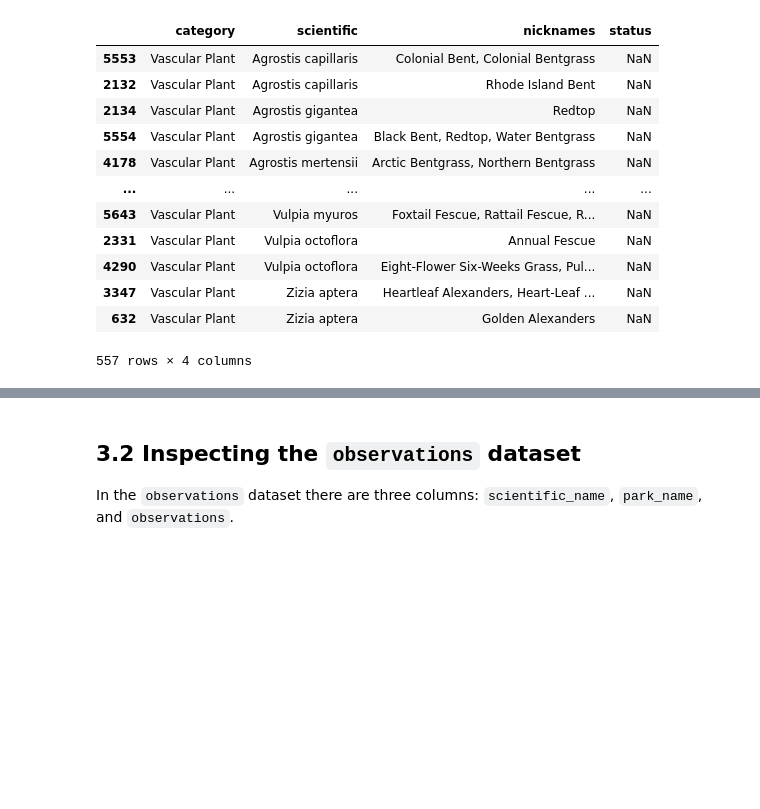
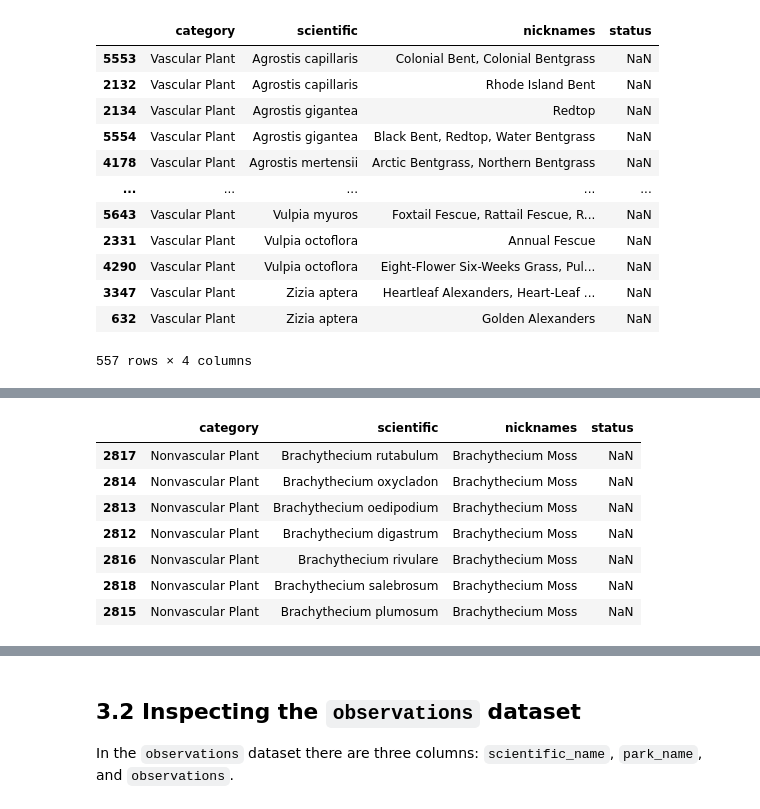
Before and after one commit to ElianeSato/biodiversity, a Jupyter notebook: biodiversity.ipynb, the cells around one changed output, grey strips where cells are left out. Saved outputs shown, nothing was run; the diff lists cells and outputs as text; code cells hidden in the pictures; blank space fills up the shorter version.

```diff
--- a/biodiversity.ipynb
+++ b/biodiversity.ipynb
@@ -250,0 +290,11 @@ In the *Canis lupus* case, there are two different for `conservation_status` val
+# %%
+species_dup_nicknames[species_dup_nicknames['nicknames'] == 'Brachythecium Moss']
+# %% [output]
+|  | category | scientific | nicknames | status |
+| 2817 | Nonvascular Plant | Brachythecium rutabulum | Brachythecium Moss | NaN |
+| 2814 | Nonvascular Plant | Brachythecium oxycladon | Brachythecium Moss | NaN |
+| 2813 | Nonvascular Plant | Brachythecium oedipodium | Brachythecium Moss | NaN |
+| 2812 | Nonvascular Plant | Brachythecium digastrum | Brachythecium Moss | NaN |
+| 2816 | Nonvascular Plant | Brachythecium rivulare | Brachythecium Moss | NaN |
+| 2818 | Nonvascular Plant | Brachythecium salebrosum | Brachythecium Moss | NaN |
+| 2815 | Nonvascular Plant | Brachythecium plumosum | Brachythecium Moss | NaN |
```
Also changed, not shown: parts of 26 cells of this notebook.
